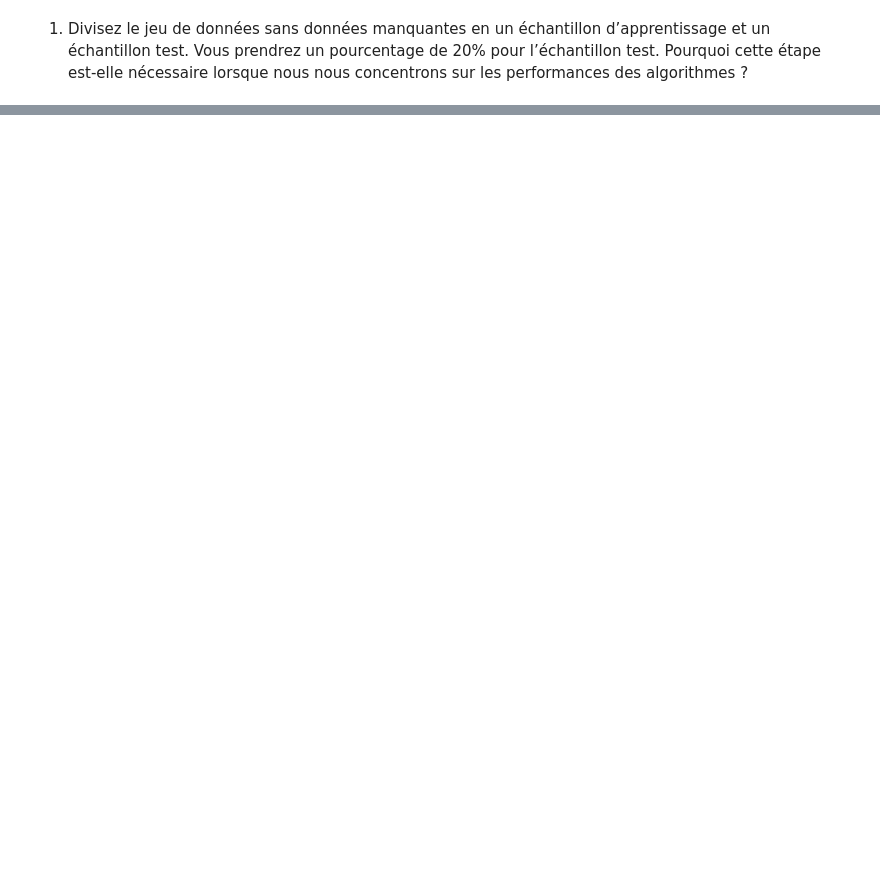
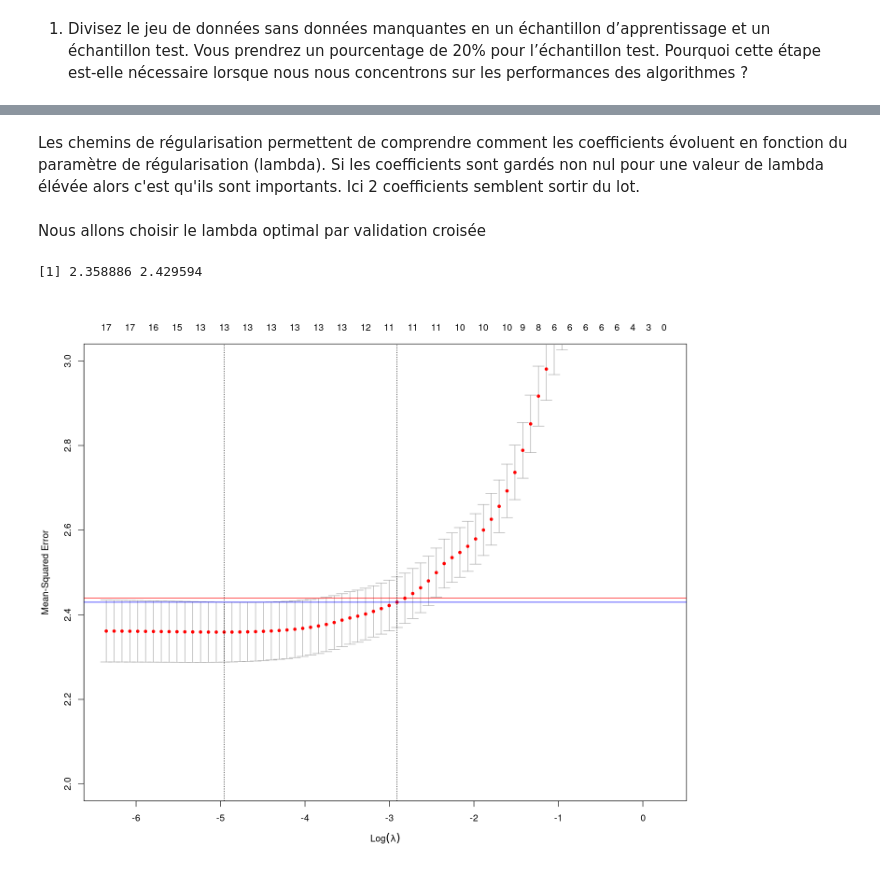
Before and after one commit to julien-richaume/projet_machine_learning, a Jupyter notebook: Rendu_Projet_R.ipynb, the cells around one changed output, grey strips where cells are left out. Cells and saved outputs as stored; diff of their text form; code cells hidden in the pictures; blank space fills up the shorter version.

```diff
--- a/Rendu_Projet_R.ipynb
+++ b/Rendu_Projet_R.ipynb
@@ -605,0 +638,14 @@ library(glmnet)
+# %% [markdown]
+Les chemins de régularisation permettent de comprendre comment les coefficients évoluent en fonction du paramètre de régularisation (lambda). Si les coefficients sont gardés non nul pour une valeur de lambda élévée alors c'est qu'ils sont importants. Ici 2 coefficients semblent sortir du lot.
+# %% [markdown]
+Nous allons choisir le lambda optimal par validation croisée
+# %%
+regLassOpt <- cv.glmnet(y = train_log$log_Value_co2_emissions_kt_by_country , x = train_log.mat)
+regLassOpt$cvm[c(regLassOpt$index)]
+
+plot(regLassOpt, ylim=c(2,3))
+abline(h=regLassOpt$cvm[c(regLassOpt$index)[2]-1], col='red');
+abline(h=regLassOpt$cvm[c(regLassOpt$index)[2]], col='blue');
+# %% [output]
+[1] 2.358886 2.429594
+[figure, added]
```
Also changed, not shown: parts of 80 cells of this notebook.
